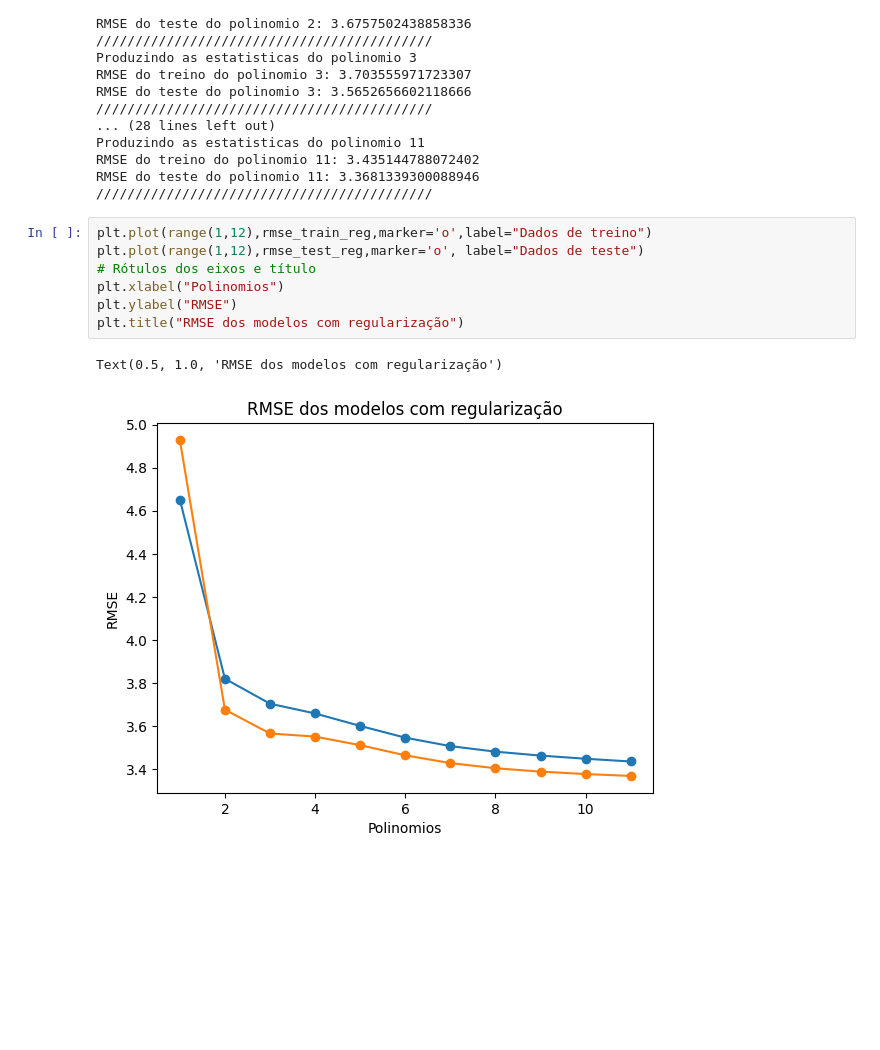
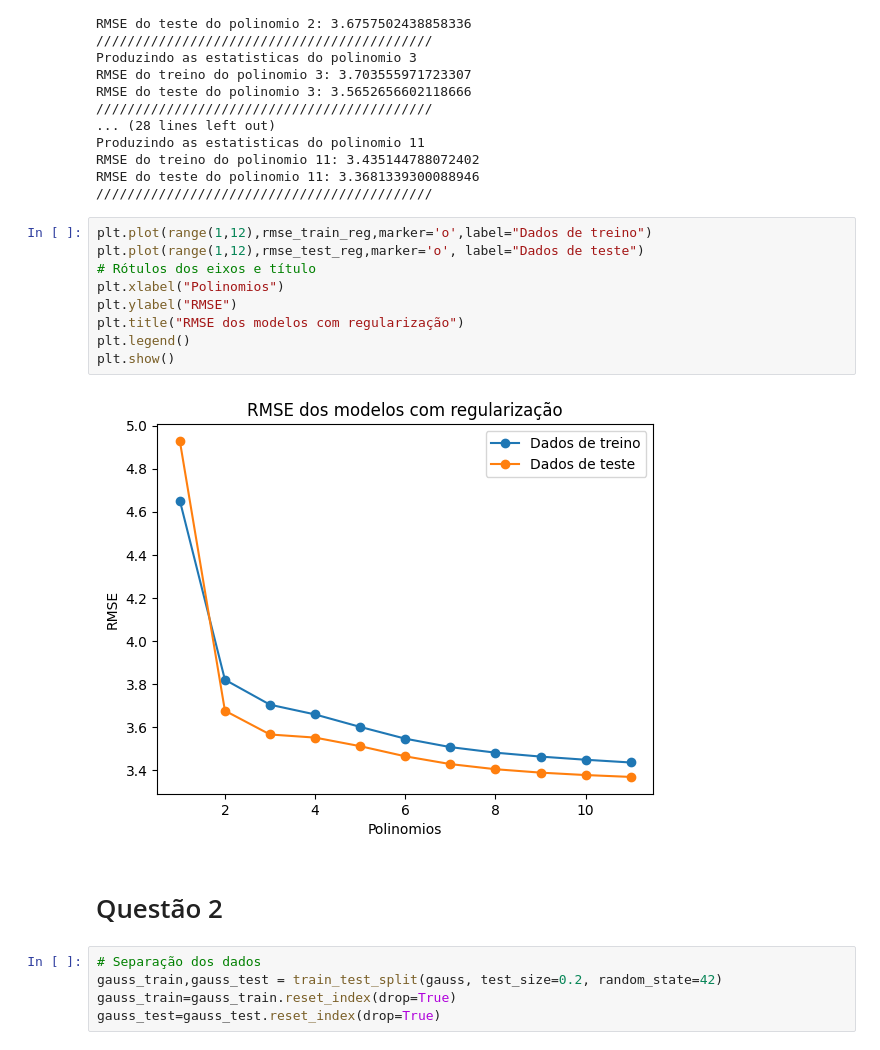
Before and after one commit to J0hnV1ct0r/Rpad, a Jupyter notebook: Regressao_polinomial.ipynb, the cells around one changed output. Cells and saved outputs as stored; diff of their text form; blank space fills up the shorter version.

Commit message:
Questão 2 quase pronta

```diff
--- a/Regressao_polinomial.ipynb
+++ b/Regressao_polinomial.ipynb
@@ -282,10 +283,18 @@ RMSE do teste do polinomio 11: 3.3681339300088946
 # %%
 plt.plot(range(1,12),rmse_train_reg,marker='o',label="Dados de treino")
 plt.plot(range(1,12),rmse_test_reg,marker='o', label="Dados de teste")
 # Rótulos dos eixos e título
 plt.xlabel("Polinomios")
 plt.ylabel("RMSE")
 plt.title("RMSE dos modelos com regularização")
+plt.legend()
+plt.show()
 # %% [output]
-Text(0.5, 1.0, 'RMSE dos modelos com regularização')
-[figure, old version]
+[figure, new version]
+# %% [markdown]
+# Questão 2
+# %%
+# Separação dos dados
+gauss_train,gauss_test = train_test_split(gauss, test_size=0.2, random_state=42)
+gauss_train=gauss_train.reset_index(drop=True)
+gauss_test=gauss_test.reset_index(drop=True)
```
Also changed, not shown: parts of 7 cells of this notebook.
